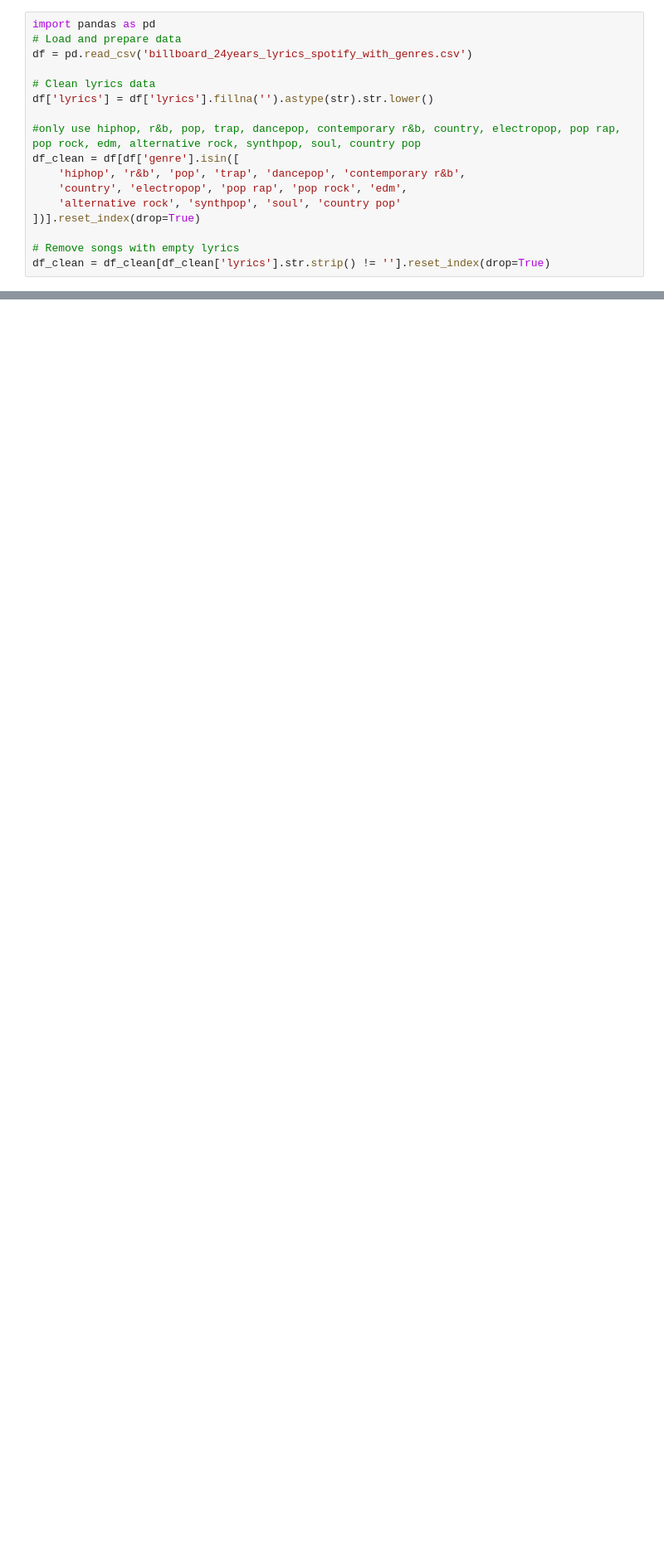
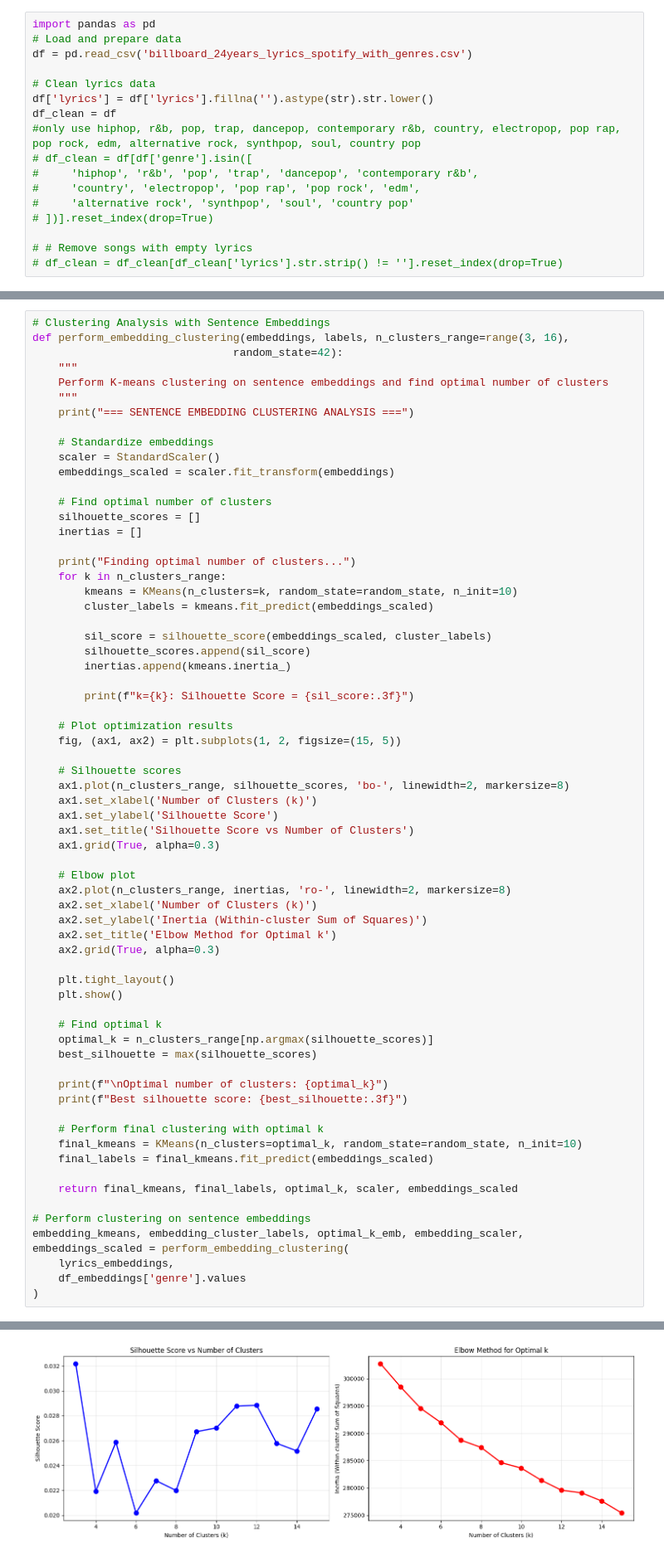
Before and after one commit to wkandersen/02807-computational-data-science, a Jupyter notebook: tf-idf.ipynb, the cells around one changed output, grey strips where cells are left out. Shown at 83% size. Cells and saved outputs as stored; diff of their text form; blank space fills up the shorter version.

Commit message:
lots of bag analysis

```diff
--- a/tf-idf.ipynb
+++ b/tf-idf.ipynb
@@ -132,16 +132,16 @@ df = pd.read_csv('billboard_24years_lyrics_spotify_with_genres.csv')
 
 # Clean lyrics data
 df['lyrics'] = df['lyrics'].fillna('').astype(str).str.lower()
+df_clean = df
+#only use hiphop, r&b, pop, trap, dancepop, contemporary r&b, country, electropop, pop rap, pop rock, edm, alternative rock, synthpop, soul, country pop
+# df_clean = df[df['genre'].isin([
+#     'hiphop', 'r&b', 'pop', 'trap', 'dancepop', 'contemporary r&b',
+#     'country', 'electropop', 'pop rap', 'pop rock', 'edm',
+#     'alternative rock', 'synthpop', 'soul', 'country pop'
+# ])].reset_index(drop=True)
 
-#only use hiphop, r&b, pop, trap, dancepop, contemporary r&b, country, electropop, pop rap, pop rock, edm, alternative rock, synthpop, soul, country pop
-df_clean = df[df['genre'].isin([
-    'hiphop', 'r&b', 'pop', 'trap', 'dancepop', 'contemporary r&b',
-    'country', 'electropop', 'pop rap', 'pop rock', 'edm',
-    'alternative rock', 'synthpop', 'soul', 'country pop'
-])].reset_index(drop=True)
-
-# Remove songs with empty lyrics
-df_clean = df_clean[df_clean['lyrics'].str.strip() != ''].reset_index(drop=True)
+# # Remove songs with empty lyrics
+# df_clean = df_clean[df_clean['lyrics'].str.strip() != ''].reset_index(drop=True)
 # %%
 import pandas as pd
 import numpy as np
@@ -2820,0 +1603,67 @@ compare_clustering_approaches()
+# %%
+# Clustering Analysis with Sentence Embeddings
+def perform_embedding_clustering(embeddings, labels, n_clusters_range=range(3, 16),
+                               random_state=42):
+    """
+    Perform K-means clustering on sentence embeddings and find optimal number of clusters
+    """
+    print("=== SENTENCE EMBEDDING CLUSTERING ANALYSIS ===")
+
+    # Standardize embeddings
+    scaler = StandardScaler()
+    embeddings_scaled = scaler.fit_transform(embeddings)
+
+    # Find optimal number of clusters
+    silhouette_scores = []
+    inertias = []
+
+    print("Finding optimal number of clusters...")
+    for k in n_clusters_range:
+        kmeans = KMeans(n_clusters=k, random_state=random_state, n_init=10)
+        cluster_labels = kmeans.fit_predict(embeddings_scaled)
+
+        sil_score = silhouette_score(embeddings_scaled, cluster_labels)
+        silhouette_scores.append(sil_score)
+        inertias.append(kmeans.inertia_)
+
+        print(f"k={k}: Silhouette Score = {sil_score:.3f}")
+
+    # Plot optimization results
+    fig, (ax1, ax2) = plt.subplots(1, 2, figsize=(15, 5))
+
+    # Silhouette scores
+    ax1.plot(n_clusters_range, silhouette_scores, 'bo-', linewidth=2, markersize=8)
+    ax1.set_xlabel('Number of Clusters (k)')
+    ax1.set_ylabel('Silhouette Score')
+    ax1.set_title('Silhouette Score vs Number of Clusters')
+    ax1.grid(True, alpha=0.3)
+
+    # Elbow plot
+    ax2.plot(n_clusters_range, inertias, 'ro-', linewidth=2, markersize=8)
+    ax2.set_xlabel('Number of Clusters (k)')
+    ax2.set_ylabel('Inertia (Within-cluster Sum of Squares)')
+    ax2.set_title('Elbow Method for Optimal k')
+    ax2.grid(True, alpha=0.3)
+
+    plt.tight_layout()
+    plt.show()
+
+    # Find optimal k
+    optimal_k = n_clusters_range[np.argmax(silhouette_scores)]
+    best_silhouette = max(silhouette_scores)
+
+    print(f"\nOptimal number of clusters: {optimal_k}")
+    print(f"Best silhouette score: {best_silhouette:.3f}")
+
+    # Perform final clustering with optimal k
+    final_kmeans = KMeans(n_clusters=optimal_k, random_state=random_state, n_init=10)
+    final_labels = final_kmeans.fit_predict(embeddings_scaled)
+
+    return final_kmeans, final_labels, optimal_k, scaler, embeddings_scaled
+
+# Perform clustering on sentence embeddings
+embedding_kmeans, embedding_cluster_labels, optimal_k_emb, embedding_scaler, embeddings_scaled = perform_embedding_clustering(
+    lyrics_embeddings,
+    df_embeddings['genre'].values
+)
+# %% [output]
@@ -2820,0 +1687 @@ compare_clustering_approaches()
+[figure, added]
```
Also changed, not shown: parts of 30 cells of this notebook.
